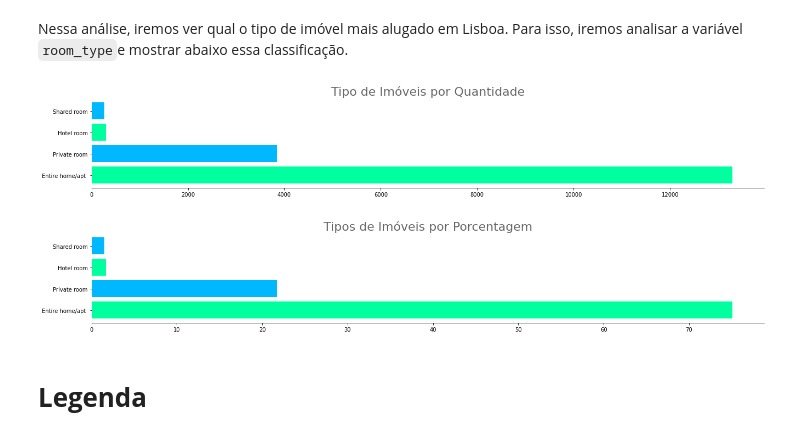
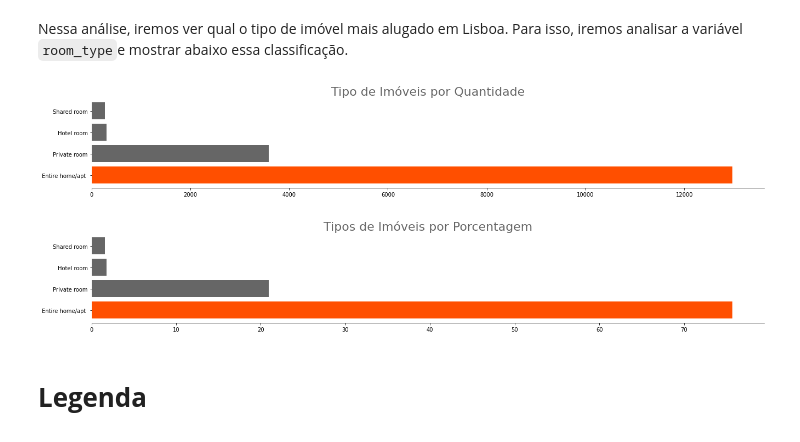
Before and after one commit to antoniomlo/Data_Science, a Jupyter notebook: Analisando_os_Dados_do_Airbnb_Lisboa.ipynb, the cells around one changed output. Saved outputs shown, nothing was run; the diff lists cells and outputs as text; code cells hidden in the pictures.

```diff
--- a/Analisando_os_Dados_do_Airbnb_Lisboa.ipynb
+++ b/Analisando_os_Dados_do_Airbnb_Lisboa.ipynb
@@ -229,8 +229,8 @@ Após a verificação dos outliers do nosso dataframe, iremos trabalhar na exclu
 # Definindo o novo dataset sem outliers
 df_clean = df.copy()
 df_clean.drop(df_clean[df_clean.price > 250].index, axis=0, inplace=True)
-df_clean.drop(df_clean[df_clean.minimum_nights > 30].index, axis=0, inplace=True)
+df_clean.drop(df_clean[df_clean.minimum_nights > 10].index, axis=0, inplace=True)
 
 # Plotando o gráfico
-df_clean.hist(bins=12, figsize=(22,15), grid=False, color= '#00ff9f',ec = "w");
+df_clean.hist(bins=12, figsize=(22,15), grid=False, color= '#ff4f00',ec = "w");
 # %% [output]
@@ -254,42 +254,42 @@ Média de noites hospedadas: 3 noites
 Nessa análise, iremos ver qual o tipo de imóvel mais alugado em Lisboa. Para isso, iremos analisar a variável `room_type`e mostrar abaixo essa classificação.
 # %%
 # Deinindo as variáveis
-  x = df_clean.room_type.value_counts(ascending=False)
-  s = df_clean.room_type.value_counts(ascending=False)/df_clean.shape[0] * 100
+x = df_clean.room_type.value_counts(ascending=False)
+s = df_clean.room_type.value_counts(ascending=False)/df_clean.shape[0] * 100
 
 # Definindo as cores
-  mylabels = ["Entire home/apt ", "Private room", "Hotel room", "Shared room"]
-  mycolors = ["#00ff9f","#00b8ff"]
-  tit = "#666"
+mylabels = ["Entire home/apt ", "Private room", "Hotel room", "Shared room"]
+mycolors = ["#ff4f00","#666","#666","#666"]
+tit = "#666"
 
 # Plotando o gráfico 1 e o seu título
-  fig, ax = plt.subplots(figsize=(22, 3))
-  plt.title('Tipo de Imóveis por Quantidade', fontsize= 22, fontweight= 500, color = tit)
+fig, ax = plt.subplots(figsize=(22, 3))
+plt.title('Tipo de Imóveis por Quantidade', fontsize= 22, fontweight= 500, color = tit)
 
 # Especificações do gráfico
-  ax.barh(mylabels, x , color = mycolors, height=0.8, tick_label= mylabels)
+ax.barh(mylabels, x , color = mycolors, height=0.8, tick_label= mylabels)
 
 # Removendo grid
-  ax.spines['right'].set_visible(False)
-  ax.spines['top'].set_visible(False)
-  ax.spines['left'].set_visible(False)
+ax.spines['right'].set_visible(False)
+ax.spines['top'].set_visible(False)
+ax.spines['left'].set_visible(False)
 
 # Plotando o gráfico 2 e o seu título
-  fig, ax = plt.subplots(figsize=(22, 3))
-  plt.title('Tipos de Imóveis por Porcentagem', fontsize= 22, fontweight= 500, color = tit)
+fig, ax = plt.subplots(figsize=(22, 3))
+plt.title('Tipos de Imóveis por Porcentagem', fontsize= 22, fontweight= 500, color = tit)
 
 # Especificações do gráfico
-  ax.barh(mylabels, s , color = mycolors, height=0.8, tick_label= mylabels)
+ax.barh(mylabels, s , color = mycolors, height=0.8, tick_label= mylabels)
 
 # Removendo grid
-  ax.spines['right'].set_visible(False)
-  ax.spines['top'].set_visible(False)
-  ax.spines['left'].set_visible(False)
+ax.spines['right'].set_visible(False)
+ax.spines['top'].set_visible(False)
+ax.spines['left'].set_visible(False)
 
-  plt.show;
+plt.show;
 # %% [output]
-[figure, old version]
+[figure, new version]
-[figure, old version]
+[figure, new version]
 # %% [markdown]
 <h1><b>Legenda<h1>
 
```
Also changed, not shown: parts of 8 cells of this notebook.
